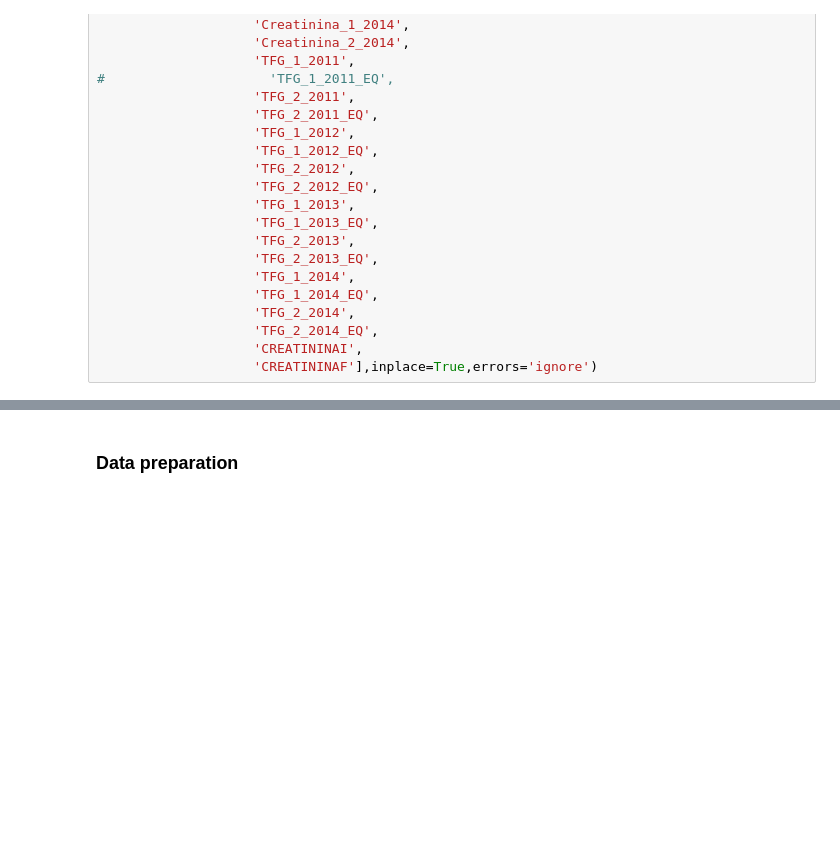
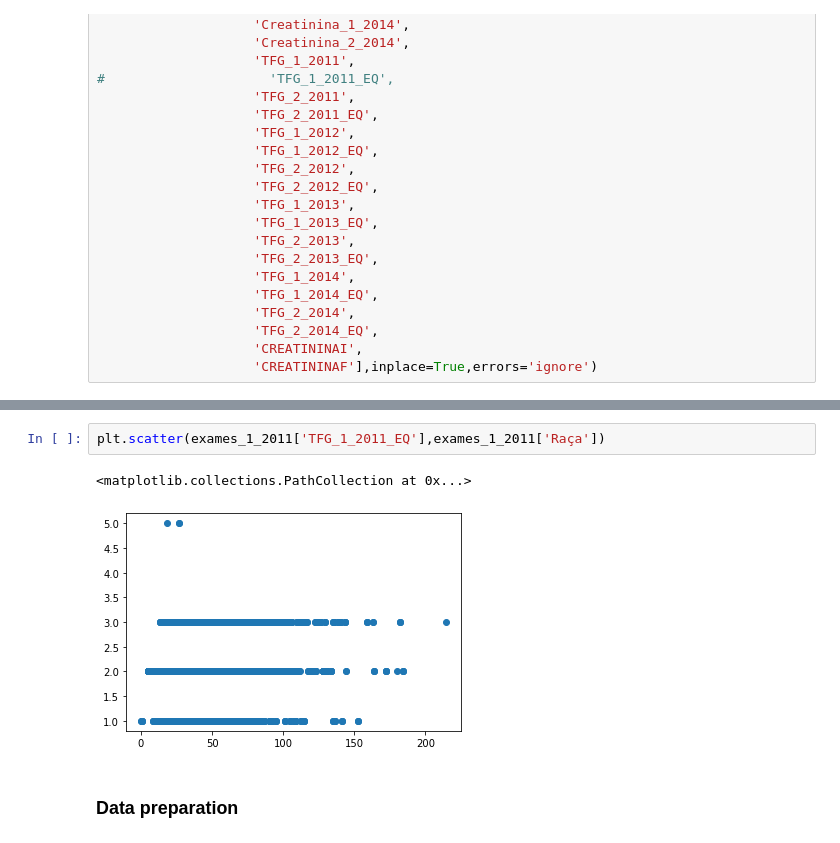
Before and after one commit to gabiiwa/DRC, a Jupyter notebook: regressao/Regressao.ipynb, the cells around one changed output, grey strips where cells are left out. Cells and saved outputs as stored; diff of their text form; blank space fills up the shorter version.

```diff
--- a/regressao/Regressao.ipynb
+++ b/regressao/Regressao.ipynb
@@ -236,3 +245,8 @@ exames_1_2011.drop(columns = [
+# %%
+plt.scatter(exames_1_2011['TFG_1_2011_EQ'],exames_1_2011['Raça'])
+# %% [output]
+<matplotlib.collections.PathCollection at 0x...>
+[figure, added]
 # %% [markdown]
 ### Data preparation
 # %%
```
Also changed, not shown: parts of 2 cells of this notebook, 7 other files.
